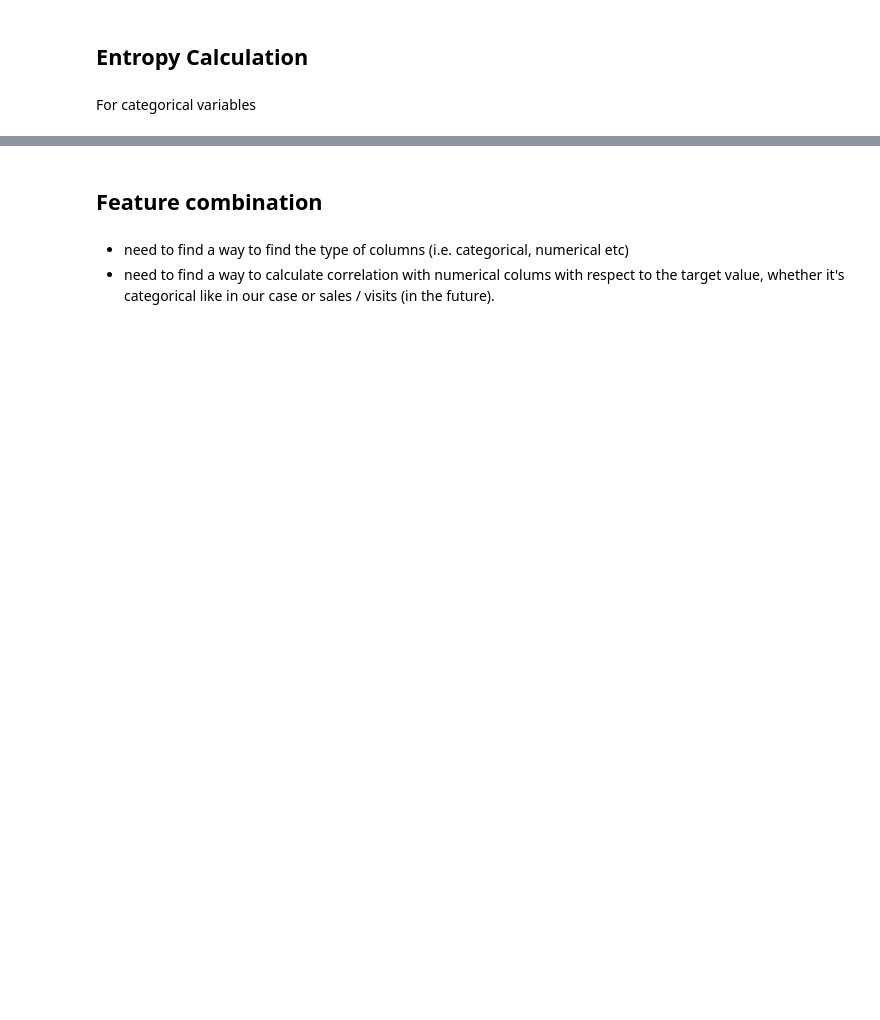
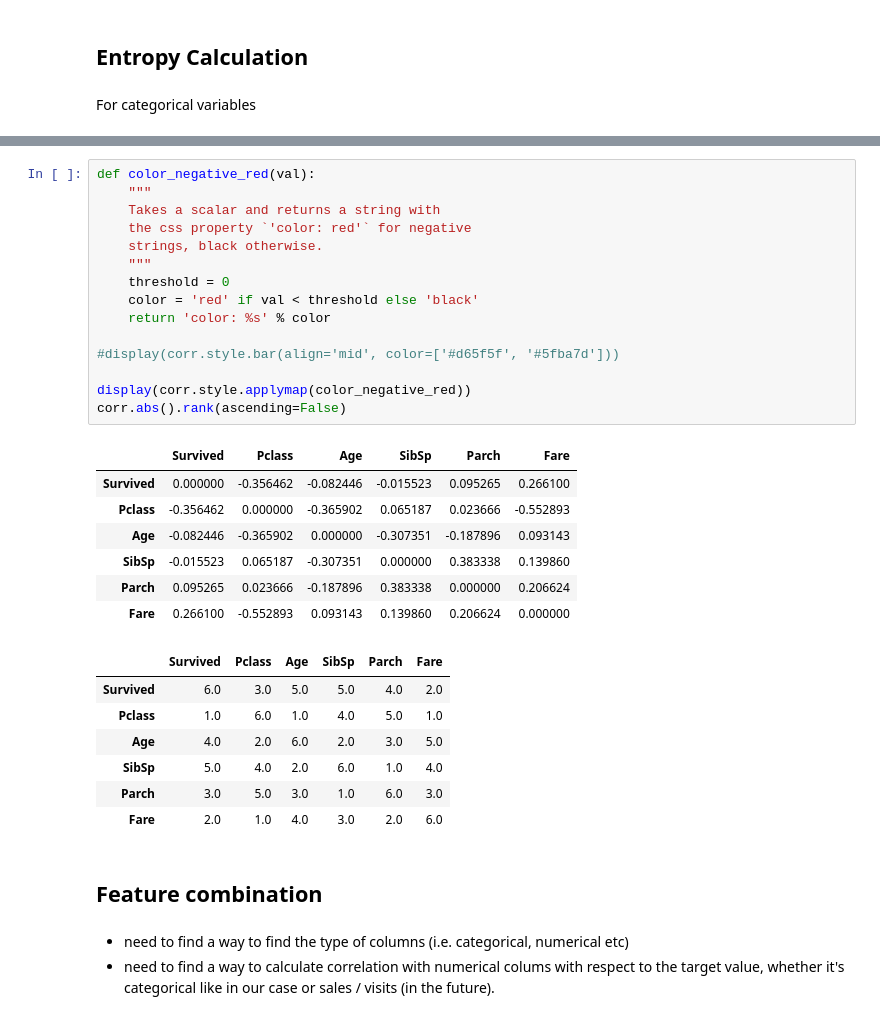
Before and after one commit to AmauryLejay/auto_bi, a Jupyter notebook: sketch.ipynb, the cells around one changed output, grey strips where cells are left out. Cells and saved outputs as stored; diff of their text form; blank space fills up the shorter version.

```diff
--- a/sketch.ipynb
+++ b/sketch.ipynb
@@ -158,3 +256,33 @@ total_entropy
+# %%
+def color_negative_red(val):
+    """
+    Takes a scalar and returns a string with
+    the css property `'color: red'` for negative
+    strings, black otherwise.
+    """
+    threshold = 0
+    color = 'red' if val < threshold else 'black'
+    return 'color: %s' % color
+
+#display(corr.style.bar(align='mid', color=['#d65f5f', '#5fba7d']))
+
+display(corr.style.applymap(color_negative_red))
+corr.abs().rank(ascending=False)
+# %% [output]
+|  | Survived | Pclass | Age | SibSp | Parch | Fare |
+| Survived | 0.000000 | -0.356462 | -0.082446 | -0.015523 | 0.095265 | 0.266100 |
+| Pclass | -0.356462 | 0.000000 | -0.365902 | 0.065187 | 0.023666 | -0.552893 |
+| Age | -0.082446 | -0.365902 | 0.000000 | -0.307351 | -0.187896 | 0.093143 |
+| SibSp | -0.015523 | 0.065187 | -0.307351 | 0.000000 | 0.383338 | 0.139860 |
+| Parch | 0.095265 | 0.023666 | -0.187896 | 0.383338 | 0.000000 | 0.206624 |
+| Fare | 0.266100 | -0.552893 | 0.093143 | 0.139860 | 0.206624 | 0.000000 |
+|  | Survived | Pclass | Age | SibSp | Parch | Fare |
+| Survived | 6.0 | 3.0 | 5.0 | 5.0 | 4.0 | 2.0 |
+| Pclass | 1.0 | 6.0 | 1.0 | 4.0 | 5.0 | 1.0 |
+| Age | 4.0 | 2.0 | 6.0 | 2.0 | 3.0 | 5.0 |
+| SibSp | 5.0 | 4.0 | 2.0 | 6.0 | 1.0 | 4.0 |
+| Parch | 3.0 | 5.0 | 3.0 | 1.0 | 6.0 | 3.0 |
+| Fare | 2.0 | 1.0 | 4.0 | 3.0 | 2.0 | 6.0 |
 # %% [markdown]
 ## Feature combination
 # %% [markdown]
```
Also changed, not shown: parts of 33 cells of this notebook, 1 other file.
